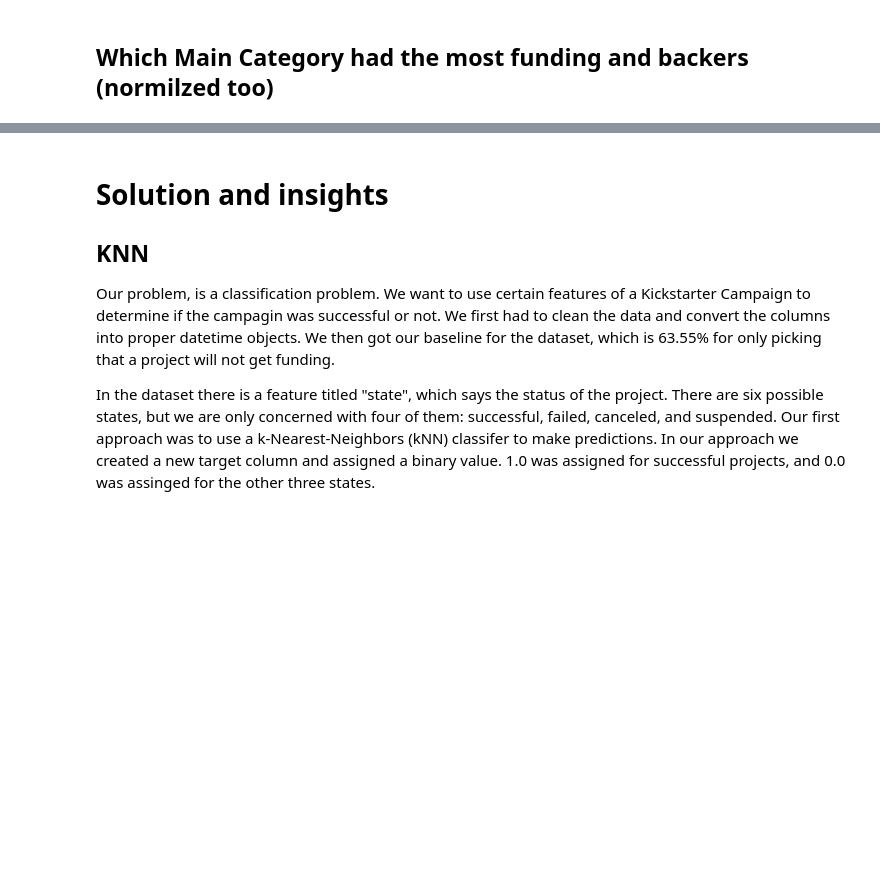
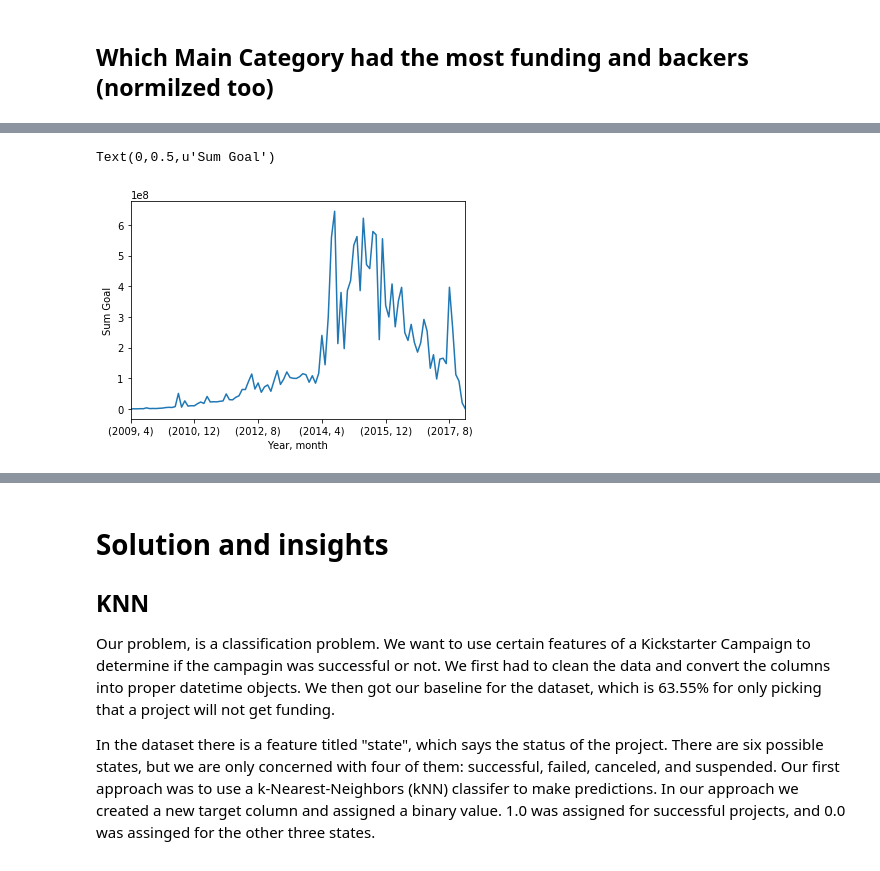
Before and after one commit to TraceTschidaUT/mis373, a Jupyter notebook: Project/Project.ipynb, the cells around one changed output, grey strips where cells are left out. Drawn from its saved outputs; the diff is of its cells as text; code cells hidden in the pictures; blank space fills up the shorter version.

```diff
--- a/Project/Project.ipynb
+++ b/Project/Project.ipynb
@@ -316,0 +372,7 @@ Name: usd_pledged_real, dtype: float64
+# %%
+df.groupby('year_month')['usd_goal_real'].sum().plot()
+xlabel('Year, month')
+ylabel('Sum Goal')
+# %% [output]
+Text(0,0.5,u'Sum Goal')
+[figure, added]
```
Also changed, not shown: parts of 9 cells of this notebook.
